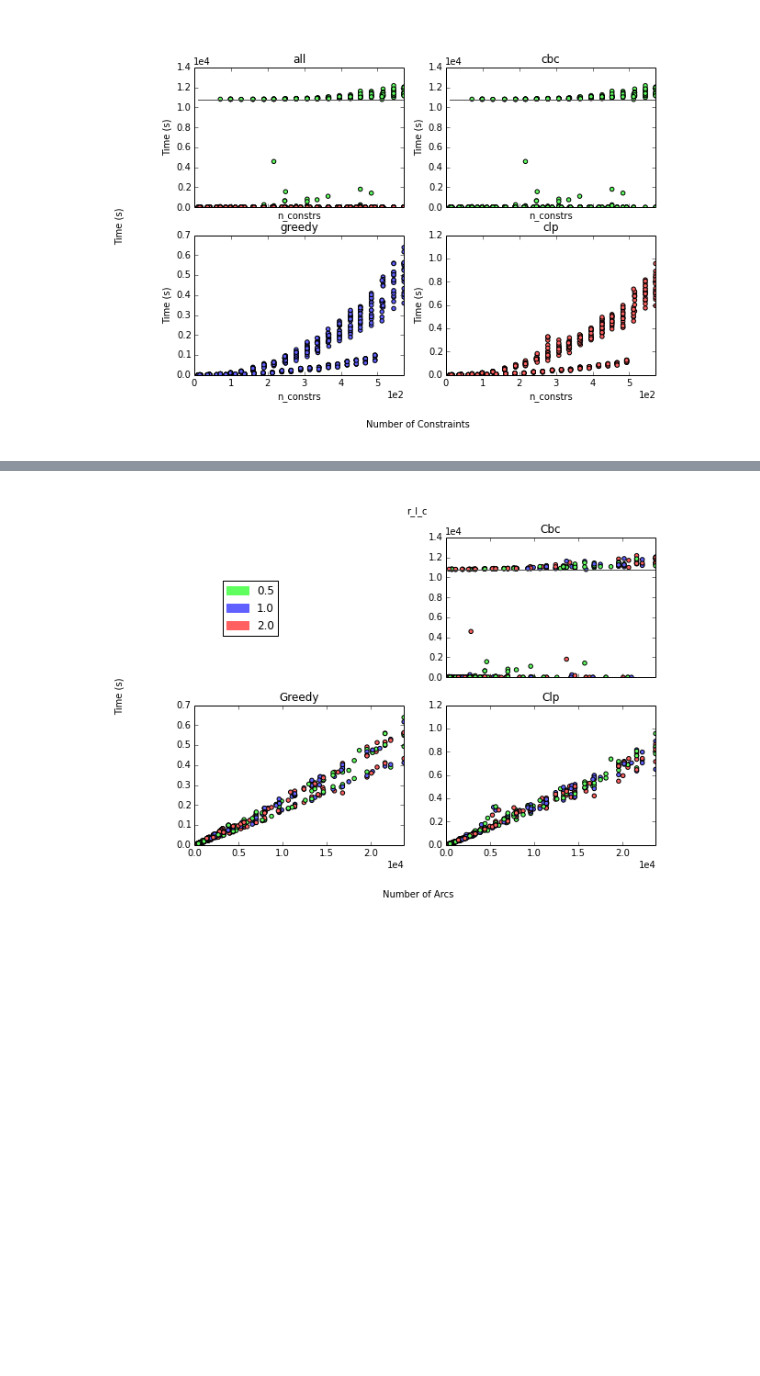
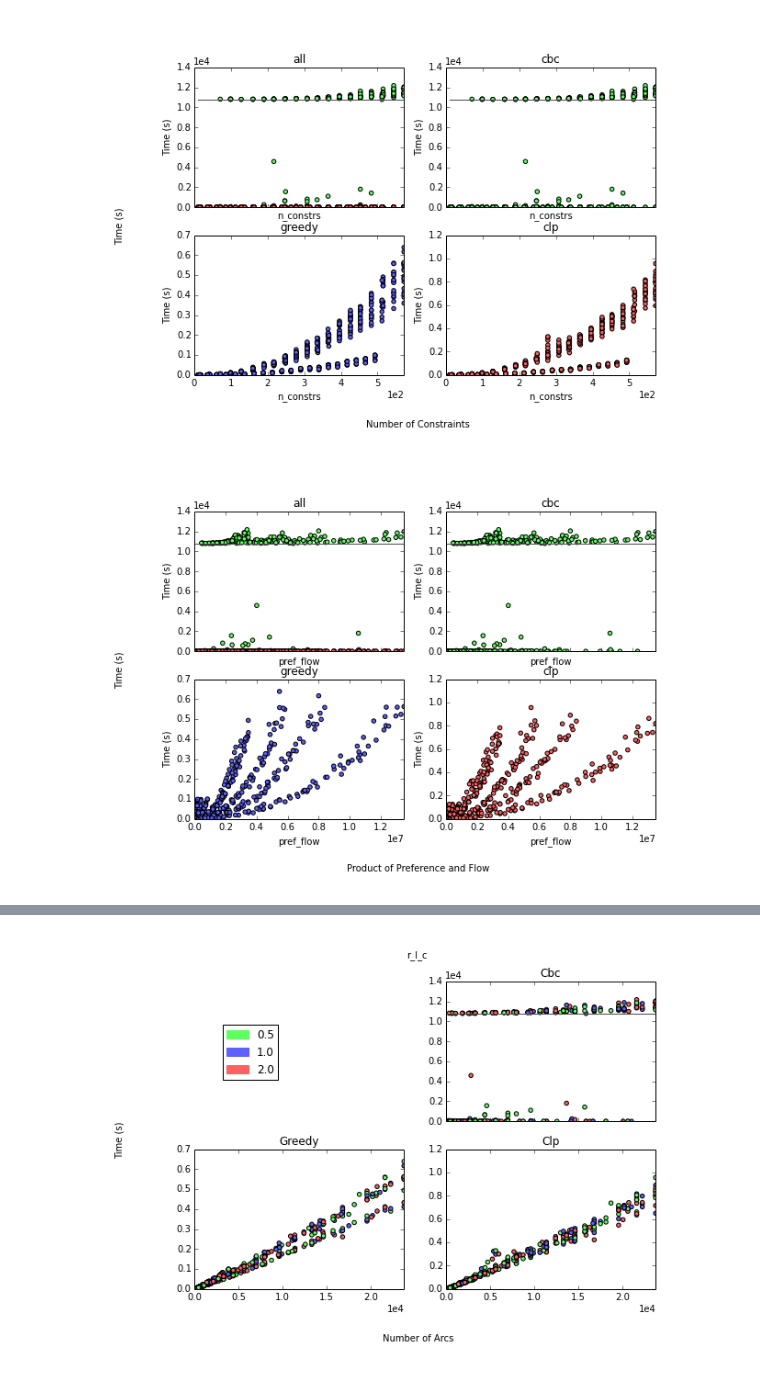
Before and after one commit to gidden/cyclopts, a Jupyter notebook: nbs/General Experimental Analysis.ipynb, the cells around one changed output, grey strips where cells are left out. Drawn from its saved outputs; the diff is of its cells as text; code cells hidden in the pictures; blank space fills up the shorter version.

Commit message:
analysis ipynb now uses pref flow again

```diff
--- a/nbs/General Experimental Analysis.ipynb
+++ b/nbs/General Experimental Analysis.ipynb
@@ -48,10 +48,11 @@ ctx = Context(os.path.join(fullpath, fname),
 # %%
 ctx.four_pane_scatter('n_arcs', save=save, saveall=save)
 ctx.four_pane_scatter('n_constrs', save=save, saveall=save)
-#ctx.four_pane_scatter('pref_flow', save=save, saveall=save)
+ctx.four_pane_scatter('pref_flow', save=save, saveall=save)
 # %% [output]
 [figure]
 [figure]
+[figure, added]
 # %%
 cparam = 'f_fc'
 ctx.three_pane_color_scatter('n_arcs', cparam, save=save)
```
Also changed, not shown: parts of 3 cells of this notebook.
